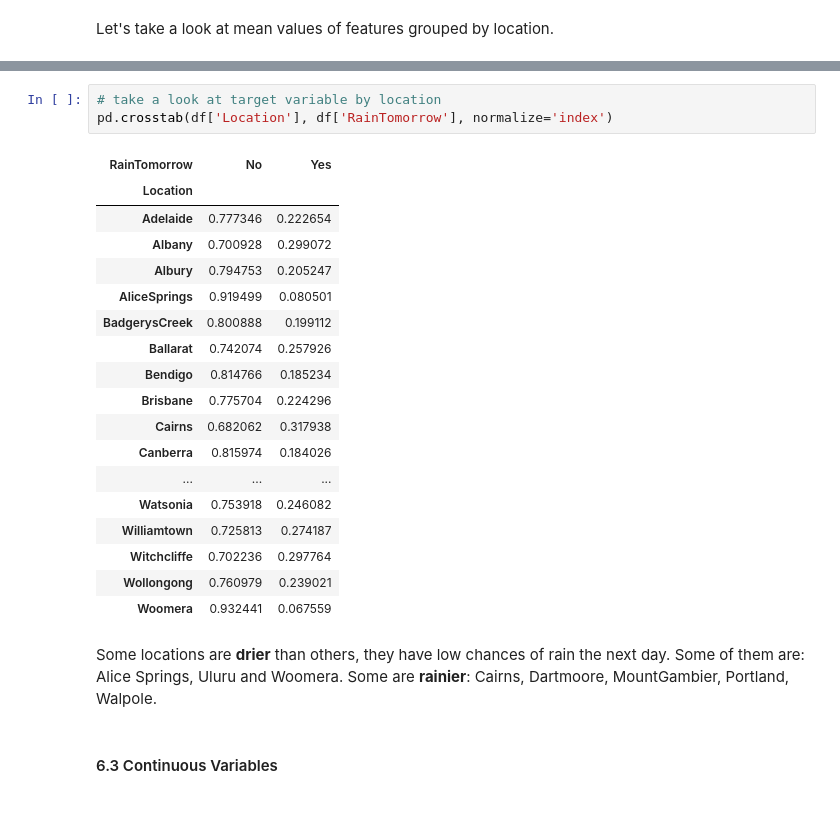
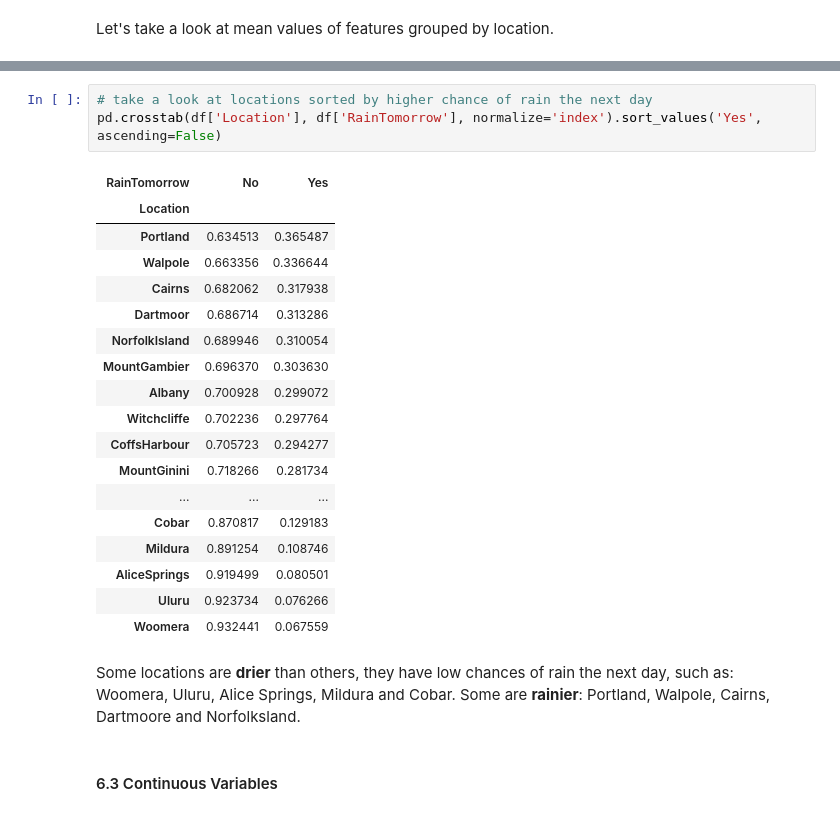
Before and after one commit to kovusseyit/aussie_rain, a Jupyter notebook: aussie_rain.ipynb, the cells around one changed output, grey strips where cells are left out. Drawn from its saved outputs; the diff is of its cells as text.

```diff
--- a/aussie_rain.ipynb
+++ b/aussie_rain.ipynb
@@ -246,29 +249,29 @@ df.dropna().groupby('Location').mean()
 | Williamtown | 13.167613 | 24.439566 | 2.687896 | 5.599082 | 7.221619 | 41.791319 | 16.482471 | 22.642738 | ... |
 | Woomera | 13.453633 | 26.487428 | 0.526932 | 9.373010 | 9.054325 | 44.487313 | 19.900231 | 20.689158 | ... |
 # %%
-# take a look at target variable by location
-pd.crosstab(df['Location'], df['RainTomorrow'], normalize='index')
+# take a look at locations sorted by higher chance of rain the next day
+pd.crosstab(df['Location'], df['RainTomorrow'], normalize='index').sort_values('Yes', ascending=False)
 # %% [output]
 | RainTomorrow | No | Yes |
 | Location |  |  |
-| Adelaide | 0.777346 | 0.222654 |
+| Portland | 0.634513 | 0.365487 |
+| Walpole | 0.663356 | 0.336644 |
+| Cairns | 0.682062 | 0.317938 |
+| Dartmoor | 0.686714 | 0.313286 |
+| NorfolkIsland | 0.689946 | 0.310054 |
+| MountGambier | 0.696370 | 0.303630 |
 | Albany | 0.700928 | 0.299072 |
-| Albury | 0.794753 | 0.205247 |
+| Witchcliffe | 0.702236 | 0.297764 |
+| CoffsHarbour | 0.705723 | 0.294277 |
+| MountGinini | 0.718266 | 0.281734 |
+| ... | ... | ... |
+| Cobar | 0.870817 | 0.129183 |
+| Mildura | 0.891254 | 0.108746 |
 | AliceSprings | 0.919499 | 0.080501 |
-| BadgerysCreek | 0.800888 | 0.199112 |
-| Ballarat | 0.742074 | 0.257926 |
-| Bendigo | 0.814766 | 0.185234 |
-| Brisbane | 0.775704 | 0.224296 |
-| Cairns | 0.682062 | 0.317938 |
-| Canberra | 0.815974 | 0.184026 |
-| ... | ... | ... |
-| Watsonia | 0.753918 | 0.246082 |
-| Williamtown | 0.725813 | 0.274187 |
-| Witchcliffe | 0.702236 | 0.297764 |
-| Wollongong | 0.760979 | 0.239021 |
+| Uluru | 0.923734 | 0.076266 |
 | Woomera | 0.932441 | 0.067559 |
 # %% [markdown]
-Some locations are **drier** than others, they have low chances of rain the next day. Some of them are: Alice Springs, Uluru and Woomera. Some are **rainier**: Cairns, Dartmoore, MountGambier, Portland, Walpole.
+Some locations are **drier** than others, they have low chances of rain the next day, such as: Woomera, Uluru, Alice Springs, Mildura and Cobar. Some are **rainier**: Portland, Walpole, Cairns, Dartmoore and Norfolksland.
 # %% [markdown]
 #### 6.3 Continuous Variables
 # %%
```
Also changed, not shown: parts of 81 cells of this notebook, 2 other files.
